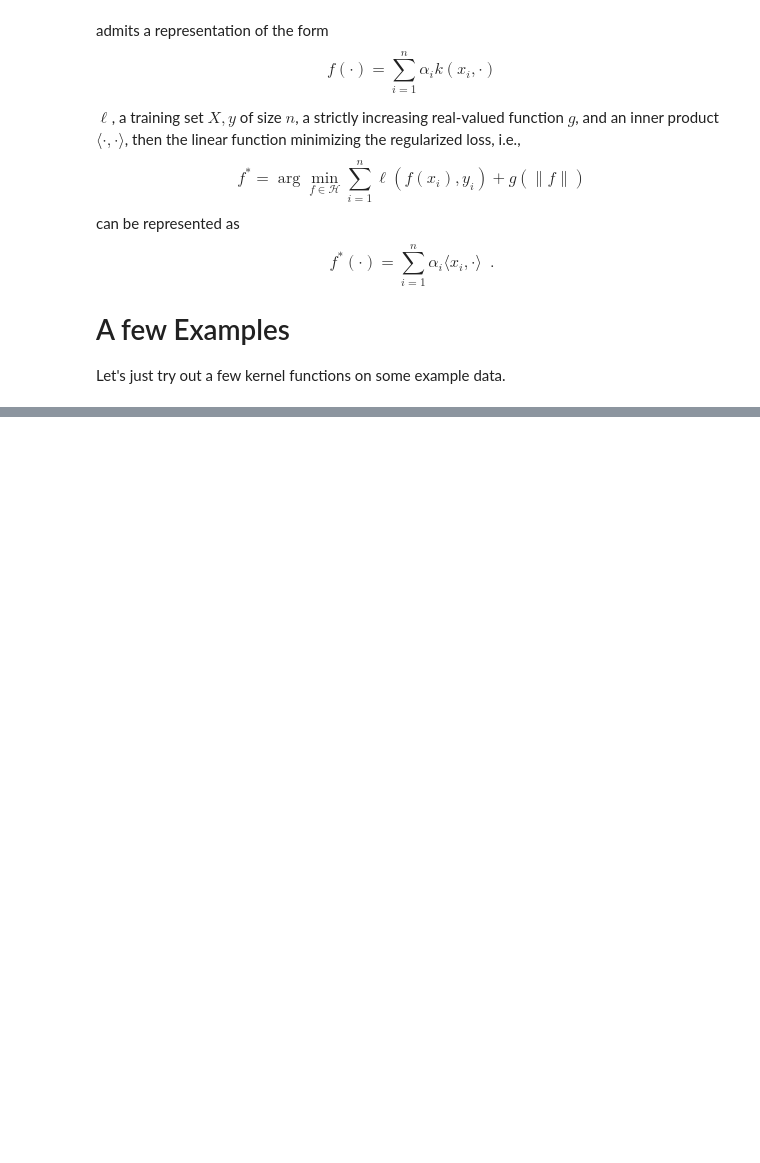
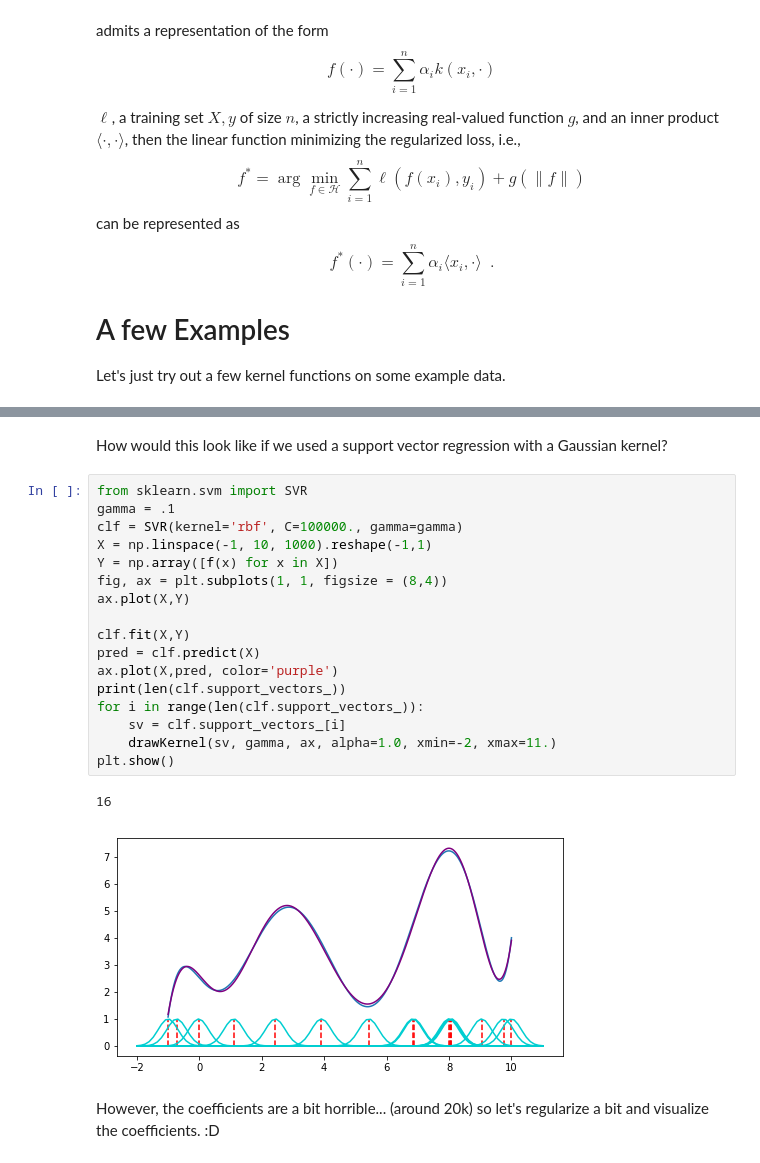
Before and after one commit to kampmichael/machineLearningExplained, a Jupyter notebook: Kernel Methods/The Kernel Trick.ipynb, the cells around one changed output, grey strips where cells are left out. Drawn from its saved outputs; the diff is of its cells as text; blank space fills up the shorter version.

```diff
--- a/Kernel Methods/The Kernel Trick.ipynb
+++ b/Kernel Methods/The Kernel Trick.ipynb
@@ -395,0 +448,24 @@ plt.show()
+# %% [markdown]
+How would this look like if we used a support vector regression with a Gaussian kernel?
+# %%
+from sklearn.svm import SVR
+gamma = .1
+clf = SVR(kernel='rbf', C=100000., gamma=gamma)
+X = np.linspace(-1, 10, 1000).reshape(-1,1)
+Y = np.array([f(x) for x in X])
+fig, ax = plt.subplots(1, 1, figsize = (8,4))
+ax.plot(X,Y)
+
+clf.fit(X,Y)
+pred = clf.predict(X)
+ax.plot(X,pred, color='purple')
+print(len(clf.support_vectors_))
+for i in range(len(clf.support_vectors_)):
+    sv = clf.support_vectors_[i]
+    drawKernel(sv, gamma, ax, alpha=1.0, xmin=-2, xmax=11.)
+plt.show()
+# %% [output]
+16
+[figure, added]
+# %% [markdown]
+However, the coefficients are a bit horrible... (around 20k) so let's regularize a bit and visualize the coefficients. :D
```
Also changed, not shown: parts of 13 cells of this notebook.
